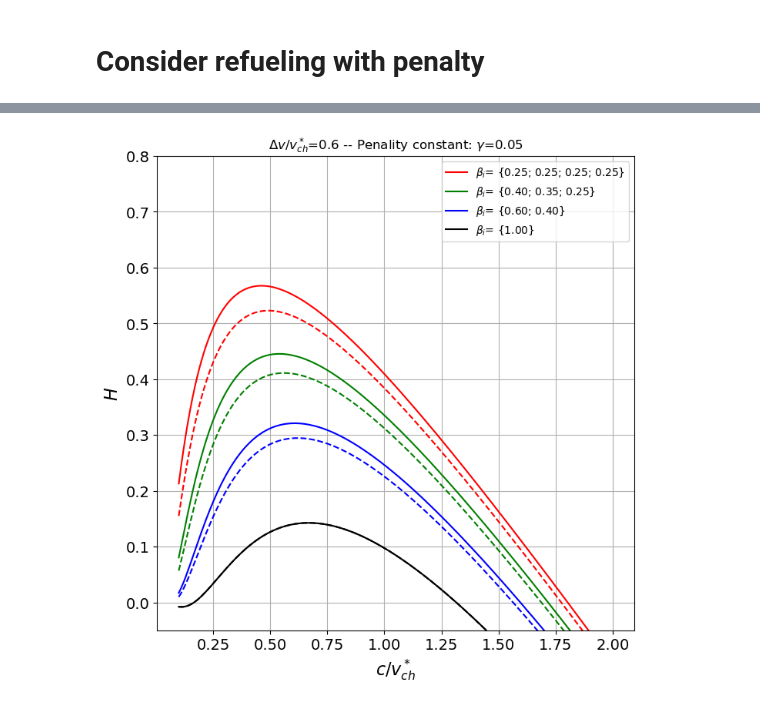
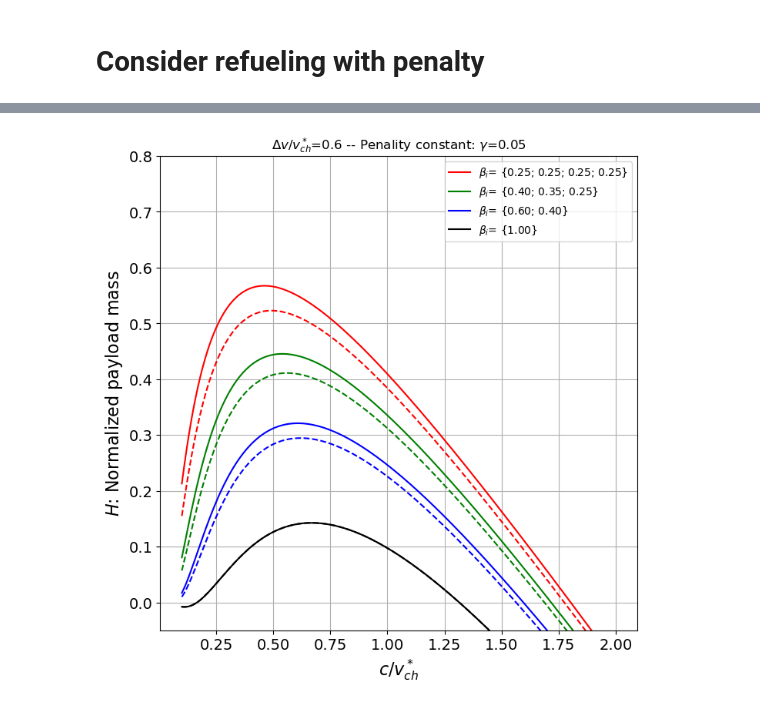
Before and after one commit to Rafid-Ben/Propulsion_optimization, a Jupyter notebook: refueling_electric.ipynb, the cells around one changed output, grey strips where cells are left out. Cells and saved outputs as stored; diff of their text form; code cells hidden in the pictures.

```diff
--- a/refueling_electric.ipynb
+++ b/refueling_electric.ipynb
@@ -295,3 +295,42 @@ plt.savefig("figures/electric/copt_approx.png",bbox_inches='tight')
 [figure]
 # %% [markdown]
 # Consider refueling with penalty
+# %%
+y=0.6
+gamma=0.05
+x_vec = np.arange(0.1, 2.01, 0.01)
+
+sequence_list = list((np.array([.25, .25, .25, .25]),
+                      np.array([.4, .35, .25]),
+                      np.array([.6, .4]),
+                      np.array([.6, .2,.2]),
+                      np.array([1])))
+color_list=["r","g","b","orange","k"]
+
+
+fig=plt.figure(figsize=(8,8))
+for idx, sequence in enumerate(sequence_list):
+    Hm_noref=[]
+    for x in x_vec:
+        Hm_noref.append(payload_mission(x,y,sequence))
+
+    str = r'$\beta_i$= {' + '; '.join([f"{beta:.2f}" for beta in sequence]) + '}'
+
+    marker="-"
+    if idx==3:
+        marker=":"
+
+    plt.plot(x_vec,Hm_noref,marker,color=color_list[idx],label=str)
+
+
+plt.ylim([-.05,.8])
+plt.xlabel(r'$c/v_{ch}^*$',fontsize=16)
+plt.ylabel(r'$H$: Normalized payload mass',fontsize=16)
+plt.title(rf"$\Delta v/v_{{ch}}^*$={y}")
+plt.legend(loc="lower right")
+plt.grid(True)
+plt.xticks(fontsize=14)
+plt.yticks(fontsize=14)
+plt.legend()
+
+plt.savefig("figures/electric/H_nopenalty.png")
@@ -308,35 +349,35 @@ sequence_list = list((np.array([.25, .25, .25, .25]),
 color_list=["r","g","b","k"]
 
 
 fig=plt.figure(figsize=(8,8))
 for idx, sequence in enumerate(sequence_list):
 
     Hm_noref=[]
     Hm_ref=[]
 
     for x in x_vec:
         Hm_noref.append(payload_mission(x,y,sequence))
         Hm_ref.append(payload_mission_penalty(x,y,gamma,sequence))
 
 
     str = r'$\beta_i$= {' + '; '.join([f"{beta:.2f}" for beta in sequence]) + '}'
 
     plt.plot(x_vec,Hm_noref,"-",color=color_list[idx],label=str)
     plt.plot(x_vec,Hm_ref,"--",color=color_list[idx])
 
 plt.ylim([-.05,.8])
 plt.xlabel(r'$c/v_{ch}^*$',fontsize=16)
-plt.ylabel(r'$H$',fontsize=16)
+plt.ylabel(r'$H$: Normalized payload mass',fontsize=16)
 plt.title(rf"$\Delta v/v_{{ch}}^*$={y} -- Penality constant: $\gamma$={gamma}")
 plt.legend(loc="lower right")
 plt.grid(True)
 plt.xticks(fontsize=14)
 plt.yticks(fontsize=14)
 plt.legend()
 
 plt.savefig("figures/electric/H_penalty.png")
 # %% [output]
-[figure, old version]
+[figure, new version]
 # %%
 sequence_list = list((np.array([.25, .25, .25, .25]),
                       np.array([.4, .35, .25]),
```
Also changed, not shown: parts of 9 cells of this notebook, 4 other files.
